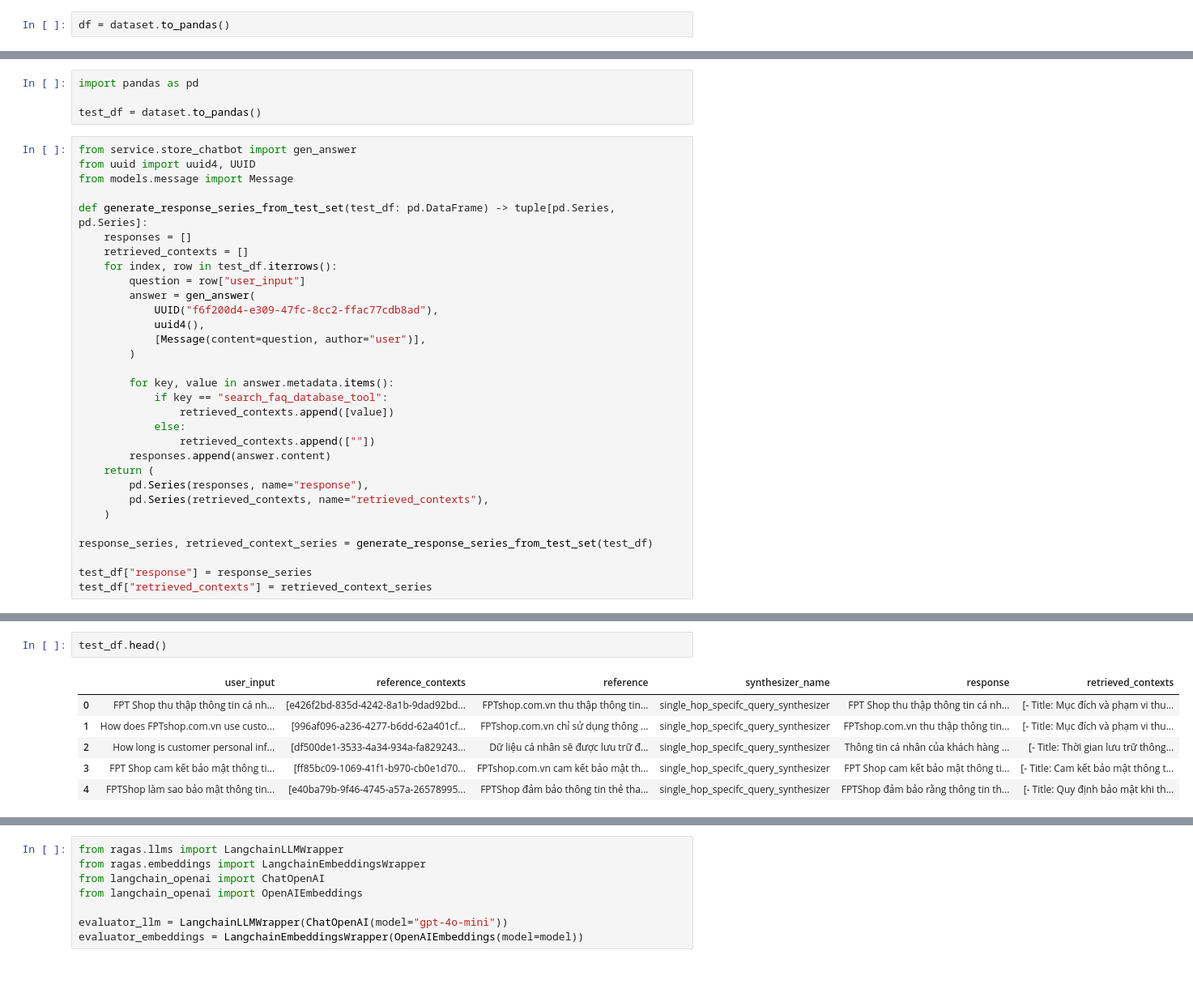
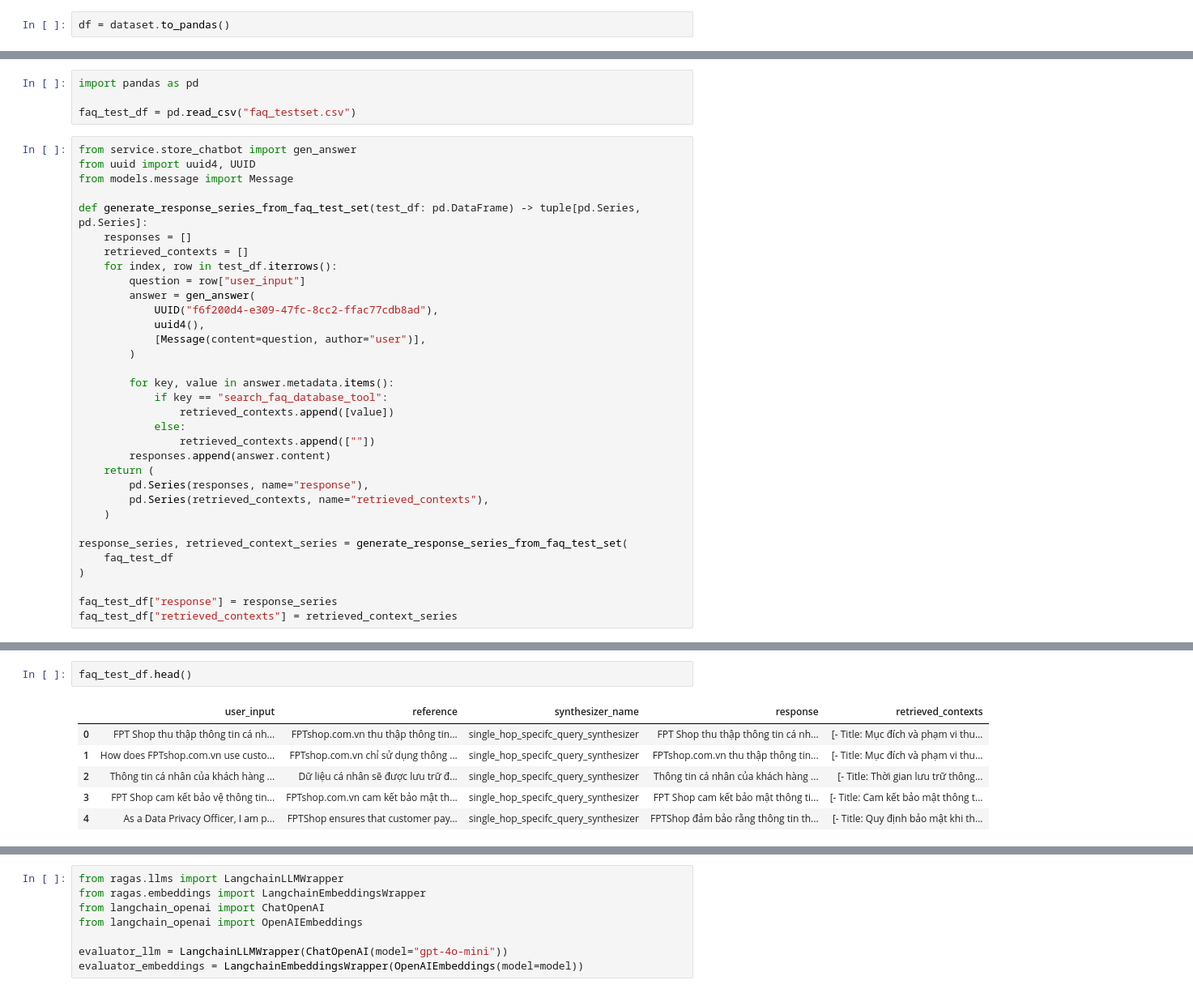
Before and after one commit to ntp2003/chatbot-tlcn, a Jupyter notebook: eval.ipynb, the cells around one changed output, grey strips where cells are left out. Shown at 81% size. Saved outputs shown, nothing was run; the diff lists cells and outputs as text.

```diff
--- a/eval.ipynb
+++ b/eval.ipynb
@@ -68,13 +65,13 @@ df = dataset.to_pandas()
 # %%
 import pandas as pd
 
-test_df = dataset.to_pandas()
+faq_test_df = pd.read_csv("faq_testset.csv")
 # %%
 from service.store_chatbot import gen_answer
 from uuid import uuid4, UUID
 from models.message import Message
 
-def generate_response_series_from_test_set(test_df: pd.DataFrame) -> tuple[pd.Series, pd.Series]:
+def generate_response_series_from_faq_test_set(test_df: pd.DataFrame) -> tuple[pd.Series, pd.Series]:
     responses = []
     retrieved_contexts = []
     for index, row in test_df.iterrows():
@@ -96,8 +93,10 @@ def generate_response_series_from_test_set(test_df: pd.DataFrame) -> tuple[pd.Se
         pd.Series(retrieved_contexts, name="retrieved_contexts"),
     )
 
-response_series, retrieved_context_series = generate_response_series_from_test_set(test_df)
+response_series, retrieved_context_series = generate_response_series_from_faq_test_set(
+    faq_test_df
+)
 
-test_df["response"] = response_series
-test_df["retrieved_contexts"] = retrieved_context_series
+faq_test_df["response"] = response_series
+faq_test_df["retrieved_contexts"] = retrieved_context_series
 # %% [output]
@@ -121,12 +120,12 @@ Nếu Quý khách cần thêm thông tin hoặc có yêu cầu cụ thể, vui l
 # %%
-test_df.head()
+faq_test_df.head()
 # %% [output]
-|  | user_input | reference_contexts | reference | synthesizer_name | response | retrieved_contexts |
-| 0 | FPT Shop thu thập thông tin cá nh... | [e426f2bd-835d-4242-8a1b-9dad92bd... | FPTshop.com.vn thu thập thông tin... | single_hop_specifc_query_synthesizer | FPT Shop thu thập thông tin cá nh... | [- Title: Mục đích và phạm vi thu... |
-| 1 | How does FPTshop.com.vn use custo... | [996af096-a236-4277-b6dd-62a401cf... | FPTshop.com.vn chỉ sử dụng thông ... | single_hop_specifc_query_synthesizer | FPTshop.com.vn thu thập thông tin... | [- Title: Mục đích và phạm vi thu... |
-| 2 | How long is customer personal inf... | [df500de1-3533-4a34-934a-fa829243... | Dữ liệu cá nhân sẽ được lưu trữ đ... | single_hop_specifc_query_synthesizer | Thông tin cá nhân của khách hàng ... | [- Title: Thời gian lưu trữ thông... |
-| 3 | FPT Shop cam kết bảo mật thông ti... | [ff85bc09-1069-41f1-b970-cb0e1d70... | FPTshop.com.vn cam kết bảo mật th... | single_hop_specifc_query_synthesizer | FPT Shop cam kết bảo mật thông ti... | [- Title: Cam kết bảo mật thông t... |
-| 4 | FPTShop làm sao bảo mật thông tin... | [e40ba79b-9f46-4745-a57a-26578995... | FPTShop đảm bảo thông tin thẻ tha... | single_hop_specifc_query_synthesizer | FPTShop đảm bảo rằng thông tin th... | [- Title: Quy định bảo mật khi th... |
+|  | user_input | reference | synthesizer_name | response | retrieved_contexts |
+| 0 | FPT Shop thu thập thông tin cá nh... | FPTshop.com.vn thu thập thông tin... | single_hop_specifc_query_synthesizer | FPT Shop thu thập thông tin cá nh... | [- Title: Mục đích và phạm vi thu... |
+| 1 | How does FPTshop.com.vn use custo... | FPTshop.com.vn chỉ sử dụng thông ... | single_hop_specifc_query_synthesizer | FPTshop.com.vn thu thập thông tin... | [- Title: Mục đích và phạm vi thu... |
+| 2 | Thông tin cá nhân của khách hàng ... | Dữ liệu cá nhân sẽ được lưu trữ đ... | single_hop_specifc_query_synthesizer | Thông tin cá nhân của khách hàng ... | [- Title: Thời gian lưu trữ thông... |
+| 3 | FPT Shop cam kết bảo vệ thông tin... | FPTshop.com.vn cam kết bảo mật th... | single_hop_specifc_query_synthesizer | FPT Shop cam kết bảo mật thông ti... | [- Title: Cam kết bảo mật thông t... |
+| 4 | As a Data Privacy Officer, I am p... | FPTShop ensures that customer pay... | single_hop_specifc_query_synthesizer | FPTShop đảm bảo rằng thông tin th... | [- Title: Quy định bảo mật khi th... |
 # %%
 from ragas import EvaluationDataset
 
```
Also changed, not shown: parts of 17 cells of this notebook, 8 other files.
